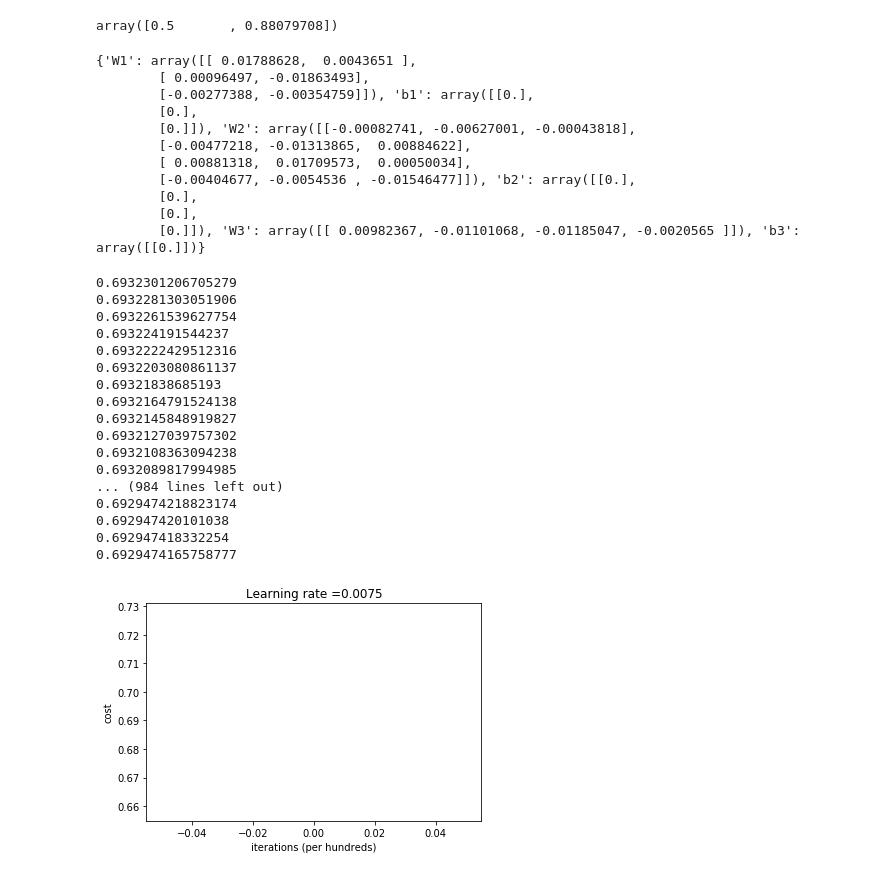
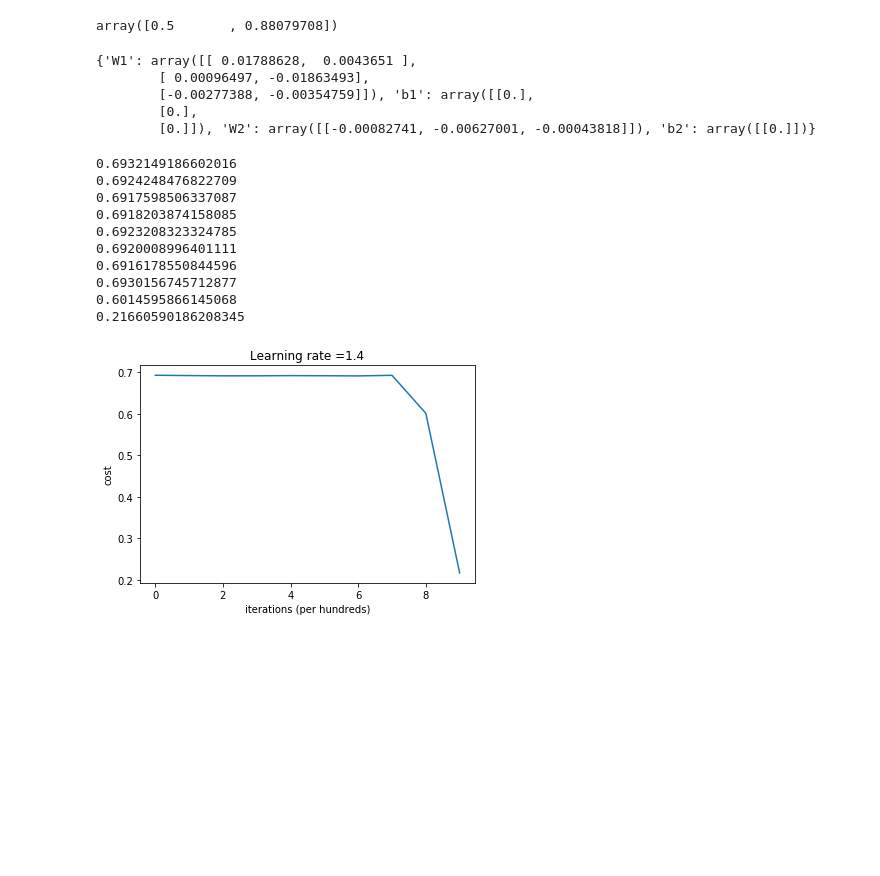
Before and after one commit to FatimaMoqran/neural_network_from_scratch, a Jupyter notebook: neural_l_layerfromscratchV2.ipynb, the cells around one changed output. Saved outputs shown, nothing was run; the diff lists cells and outputs as text; code cells hidden in the pictures; blank space fills up the shorter version.

Commit message:
debugage de l'affichage de la cost

```diff
--- a/neural_l_layerfromscratchV2.ipynb
+++ b/neural_l_layerfromscratchV2.ipynb
@@ -176,7 +174,7 @@ def initialisation_deep(dim_layers):
 
     return parameters
 # %%
-dim_layers= [2,3,4,1]
+dim_layers= [2,3,4,5,1]
 parameters = initialisation_deep(dim_layers)
 
 parameters
@@ -185,13 +183,7 @@ parameters
         [ 0.00096497, -0.01863493],
         [-0.00277388, -0.00354759]]), 'b1': array([[0.],
         [0.],
-        [0.]]), 'W2': array([[-0.00082741, -0.00627001, -0.00043818],
-        [-0.00477218, -0.01313865,  0.00884622],
-        [ 0.00881318,  0.01709573,  0.00050034],
-        [-0.00404677, -0.0054536 , -0.01546477]]), 'b2': array([[0.],
-        [0.],
-        [0.],
-        [0.]]), 'W3': array([[ 0.00982367, -0.01101068, -0.01185047, -0.0020565 ]]), 'b3': array([[0.]])}
+        [0.]]), 'W2': array([[-0.00082741, -0.00627001, -0.00043818]]), 'b2': array([[0.]])}
 # %%
 def linear_activation_forward (A_prev ,W , b, activation):
     """
@@ -476,7 +468,7 @@ def L_layer_model(X,Y, dim_layers, learning_rate = 0.0075,num_iterations = 3000,
         :return
     """
     np.random.seed(1)
-    cost = []
+    costs = []
 
     #initialisation des paramètres
 
@@ -491,7 +483,7 @@ def L_layer_model(X,Y, dim_layers, learning_rate = 0.0075,num_iterations = 3000,
 
         #compute cost
         cost = compute_cost(AL,Y)
-        print(cost)
+#         print(cost)
 
         #L model backward
         grads = l_model_backward(AL,Y,caches)
@@ -499,38 +491,32 @@ def L_layer_model(X,Y, dim_layers, learning_rate = 0.0075,num_iterations = 3000,
         #update parameters
         parameters = update_parameters(parameters,grads,learning_rate)
 
-        # Print the cost every 100 training example
-        if print_cost and i % 100 == 0:
-            print ("Cost after iteration %i: %f" %(i, cost))
-        if print_cost and i % 100 == 0:
-             costs.append(cost)
+    # Print the cost every 100 training example
+        if print_cost and i % 1000 == 0:
+            print(cost)
+#             print (f"Cost after iteration {i}{cost}")
+        if print_cost and i % 1000 == 0:
+            costs.append(cost)
 
-        # plot the cost
-    plt.plot(np.squeeze(cost))
+#     plot the cost
+    plt.plot(np.squeeze(costs))
     plt.ylabel('cost')
     plt.xlabel('iterations (per hundreds)')
-    plt.title("Learning rate =" + str(learning_rate))
+    plt.title(f"Learning rate ={learning_rate}")
     plt.show()
 
     return parameters
 # %%
-parameters = L_layer_model(X,Y,dim_layers,learning_rate = 0.0075,num_iterations = 1000, print_cost = False)
+parameters = L_layer_model(X,Y,dim_layers,learning_rate = 1.4 ,num_iterations = 10000, print_cost = True)
 # %% [output]
-0.6932301206705279
-0.6932281303051906
-0.6932261539627754
-0.693224191544237
-0.6932222429512316
-0.6932203080861137
-0.69321838685193
-0.6932164791524138
-0.6932145848919827
-0.6932127039757302
-0.6932108363094238
-0.6932089817994985
-... (984 lines left out)
-0.6929474218823174
-0.692947420101038
-0.692947418332254
-0.6929474165758777
+0.6932149186602016
+0.6924248476822709
+0.6917598506337087
+0.6918203874158085
+0.6923208323324785
+0.6920008996401111
+0.6916178550844596
+0.6930156745712877
+0.6014595866145068
+0.21660590186208345
-[figure, old version]
+[figure, new version]
```
Also changed, not shown: parts of 3 cells of this notebook.
